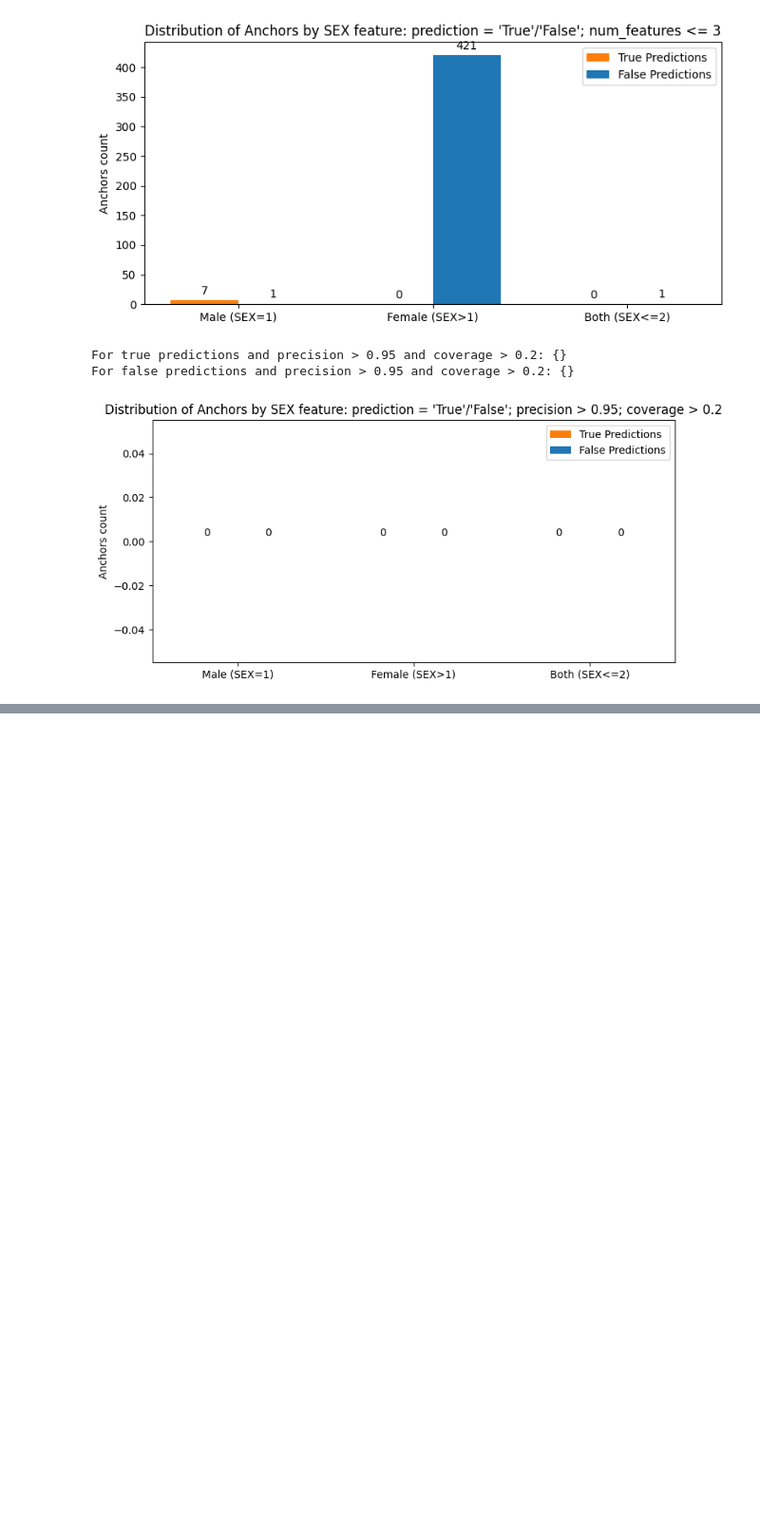
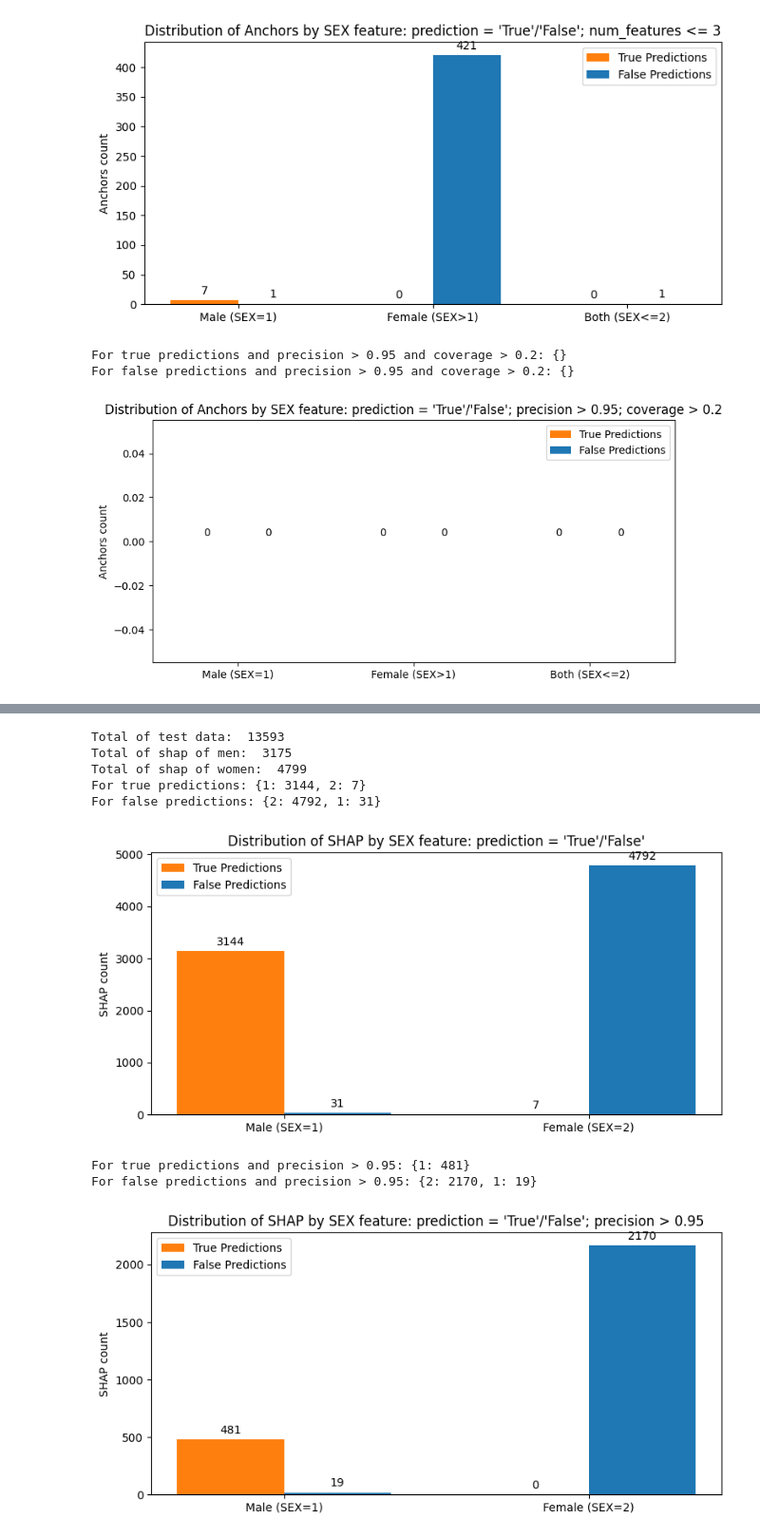
Before and after one commit to luana-garcia/stage-xai, a Jupyter notebook: notebooks/Anchors_Analysis.ipynb, the cells around one changed output, grey strips where cells are left out. Shown at 95% size. Saved outputs shown, nothing was run; the diff lists cells and outputs as text; code cells hidden in the pictures; blank space fills up the shorter version.

```diff
--- a/notebooks/Anchors_Analysis.ipynb
+++ b/notebooks/Anchors_Analysis.ipynb
@@ -345,0 +479,13 @@ For false predictions and precision > 0.95 and coverage > 0.2: {}
+# %%
+file = 'xai/output/json/xg_tx_shap_explanations.json'
+analyse_shap(file, 'num')
+# %% [output]
+Total of test data:  13593
+Total of shap of men:  3175
+Total of shap of women:  4799
+For true predictions: {1: 3144, 2: 7}
+For false predictions: {2: 4792, 1: 31}
+[figure, added]
+For true predictions and precision > 0.95: {1: 481}
+For false predictions and precision > 0.95: {2: 2170, 1: 19}
+[figure, added]
```
Also changed, not shown: parts of 20 cells of this notebook, 15 other files.
